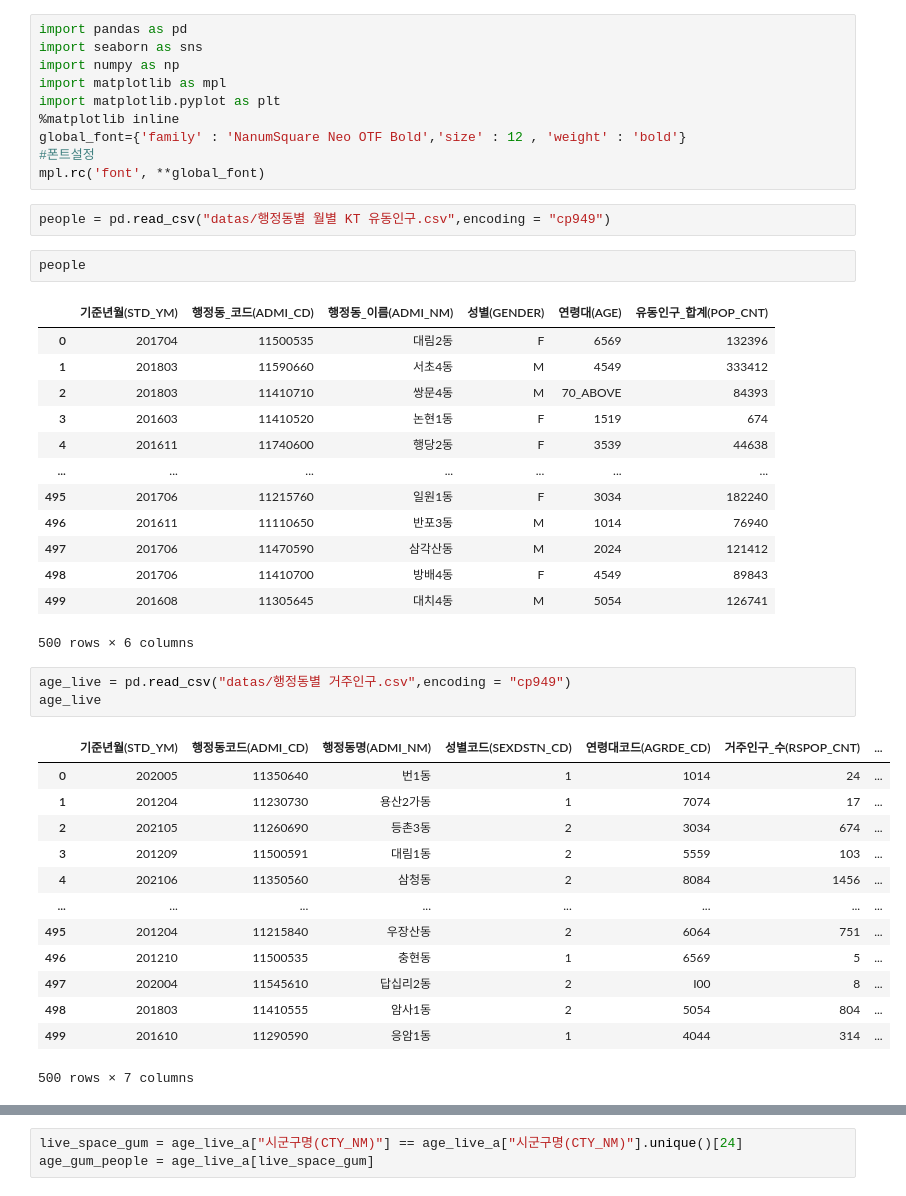
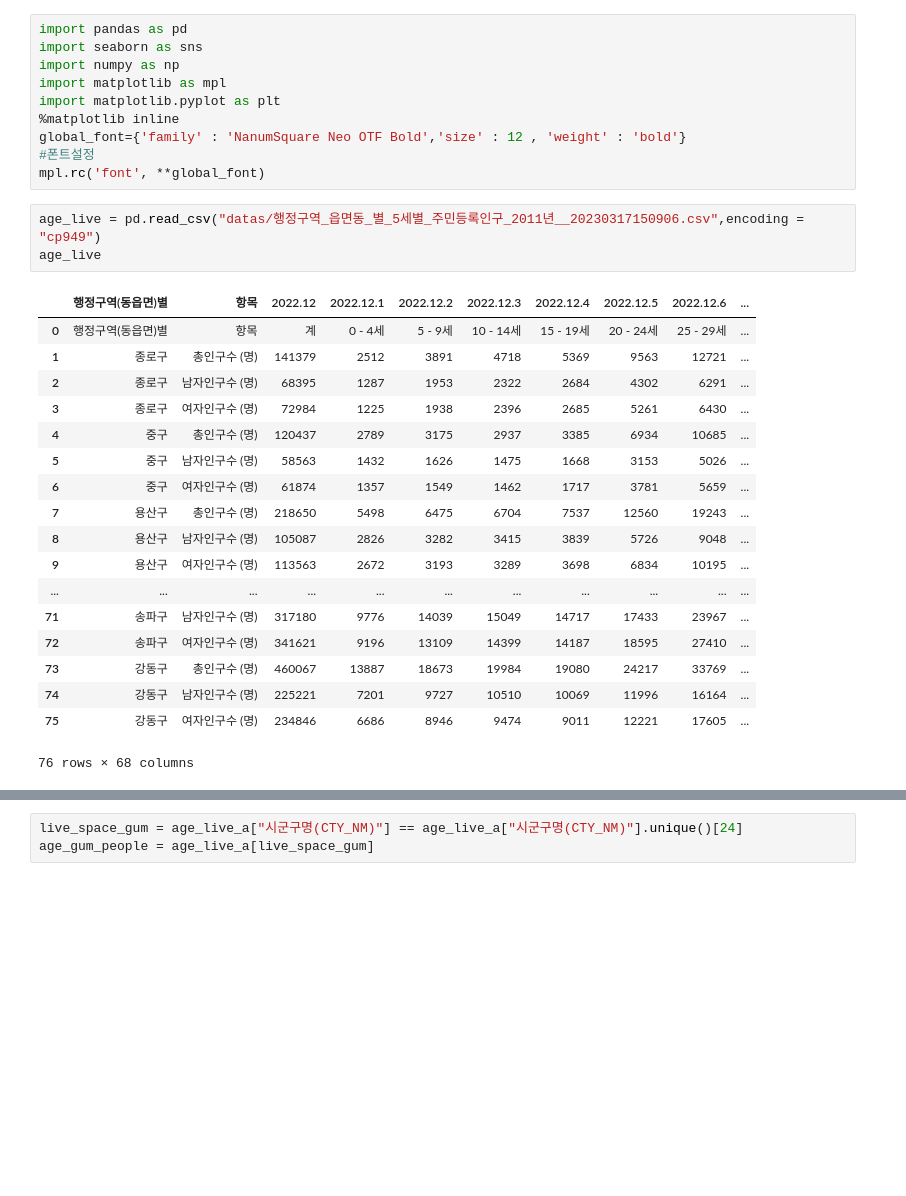
Before and after one commit to yerimkang/pythonbasic, a Jupyter notebook: project_test.ipynb, the cells around one changed output, grey strips where cells are left out. Drawn from its saved outputs; the diff is of its cells as text; blank space fills up the shorter version.

```diff
--- a/project_test.ipynb
+++ b/project_test.ipynb
@@ -8,39 +8,26 @@ import matplotlib.pyplot as plt
 global_font={'family' : 'NanumSquare Neo OTF Bold','size' : 12 , 'weight' : 'bold'}
 #폰트설정
 mpl.rc('font', **global_font)
-# %%
-people = pd.read_csv("datas/행정동별 월별 KT 유동인구.csv",encoding = "cp949")
-# %%
-people
-# %% [output]
-|  | 기준년월(STD_YM) | 행정동_코드(ADMI_CD) | 행정동_이름(ADMI_NM) | 성별(GENDER) | 연령대(AGE) | 유동인구_합계(POP_CNT) |
-| 0 | 201704 | 11500535 | 대림2동 | F | 6569 | 132396 |
-| 1 | 201803 | 11590660 | 서초4동 | M | 4549 | 333412 |
-| 2 | 201803 | 11410710 | 쌍문4동 | M | 70_ABOVE | 84393 |
-| 3 | 201603 | 11410520 | 논현1동 | F | 1519 | 674 |
-| 4 | 201611 | 11740600 | 행당2동 | F | 3539 | 44638 |
-| ... | ... | ... | ... | ... | ... | ... |
-| 495 | 201706 | 11215760 | 일원1동 | F | 3034 | 182240 |
-| 496 | 201611 | 11110650 | 반포3동 | M | 1014 | 76940 |
-| 497 | 201706 | 11470590 | 삼각산동 | M | 2024 | 121412 |
-| 498 | 201706 | 11410700 | 방배4동 | F | 4549 | 89843 |
-| 499 | 201608 | 11305645 | 대치4동 | M | 5054 | 126741 |
-500 rows × 6 columns
 # %%
-age_live = pd.read_csv("datas/행정동별 거주인구.csv",encoding = "cp949")
+age_live = pd.read_csv("datas/행정구역_읍면동_별_5세별_주민등록인구_2011년__20230317150906.csv",encoding = "cp949")
 age_live
 # %% [output]
-|  | 기준년월(STD_YM) | 행정동코드(ADMI_CD) | 행정동명(ADMI_NM) | 성별코드(SEXDSTN_CD) | 연령대코드(AGRDE_CD) | 거주인구_수(RSPOP_CNT) | ... |
-| 0 | 202005 | 11350640 | 번1동 | 1 | 1014 | 24 | ... |
-| 1 | 201204 | 11230730 | 용산2가동 | 1 | 7074 | 17 | ... |
-| 2 | 202105 | 11260690 | 등촌3동 | 2 | 3034 | 674 | ... |
-| 3 | 201209 | 11500591 | 대림1동 | 2 | 5559 | 103 | ... |
-| 4 | 202106 | 11350560 | 삼청동 | 2 | 8084 | 1456 | ... |
-| ... | ... | ... | ... | ... | ... | ... | ... |
-| 495 | 201204 | 11215840 | 우장산동 | 2 | 6064 | 751 | ... |
-| 496 | 201210 | 11500535 | 충현동 | 1 | 6569 | 5 | ... |
-| 497 | 202004 | 11545610 | 답십리2동 | 2 | I00 | 8 | ... |
-| 498 | 201803 | 11410555 | 암사1동 | 2 | 5054 | 804 | ... |
-| 499 | 201610 | 11290590 | 응암1동 | 1 | 4044 | 314 | ... |
+|  | 행정구역(동읍면)별 | 항목 | 2022.12 | 2022.12.1 | 2022.12.2 | 2022.12.3 | 2022.12.4 | 2022.12.5 | 2022.12.6 | ... |
+| 0 | 행정구역(동읍면)별 | 항목 | 계 | 0 - 4세 | 5 - 9세 | 10 - 14세 | 15 - 19세 | 20 - 24세 | 25 - 29세 | ... |
+| 1 | 종로구 | 총인구수 (명) | 141379 | 2512 | 3891 | 4718 | 5369 | 9563 | 12721 | ... |
+| 2 | 종로구 | 남자인구수 (명) | 68395 | 1287 | 1953 | 2322 | 2684 | 4302 | 6291 | ... |
+| 3 | 종로구 | 여자인구수 (명) | 72984 | 1225 | 1938 | 2396 | 2685 | 5261 | 6430 | ... |
+| 4 | 중구 | 총인구수 (명) | 120437 | 2789 | 3175 | 2937 | 3385 | 6934 | 10685 | ... |
+| 5 | 중구 | 남자인구수 (명) | 58563 | 1432 | 1626 | 1475 | 1668 | 3153 | 5026 | ... |
+| 6 | 중구 | 여자인구수 (명) | 61874 | 1357 | 1549 | 1462 | 1717 | 3781 | 5659 | ... |
+| 7 | 용산구 | 총인구수 (명) | 218650 | 5498 | 6475 | 6704 | 7537 | 12560 | 19243 | ... |
+| 8 | 용산구 | 남자인구수 (명) | 105087 | 2826 | 3282 | 3415 | 3839 | 5726 | 9048 | ... |
+| 9 | 용산구 | 여자인구수 (명) | 113563 | 2672 | 3193 | 3289 | 3698 | 6834 | 10195 | ... |
+| ... | ... | ... | ... | ... | ... | ... | ... | ... | ... | ... |
+| 71 | 송파구 | 남자인구수 (명) | 317180 | 9776 | 14039 | 15049 | 14717 | 17433 | 23967 | ... |
+| 72 | 송파구 | 여자인구수 (명) | 341621 | 9196 | 13109 | 14399 | 14187 | 18595 | 27410 | ... |
+| 73 | 강동구 | 총인구수 (명) | 460067 | 13887 | 18673 | 19984 | 19080 | 24217 | 33769 | ... |
+| 74 | 강동구 | 남자인구수 (명) | 225221 | 7201 | 9727 | 10510 | 10069 | 11996 | 16164 | ... |
+| 75 | 강동구 | 여자인구수 (명) | 234846 | 6686 | 8946 | 9474 | 9011 | 12221 | 17605 | ... |
-500 rows × 7 columns
+76 rows × 68 columns
 # %%
```
Also changed, not shown: parts of 34 cells of this notebook, 3 other files.
